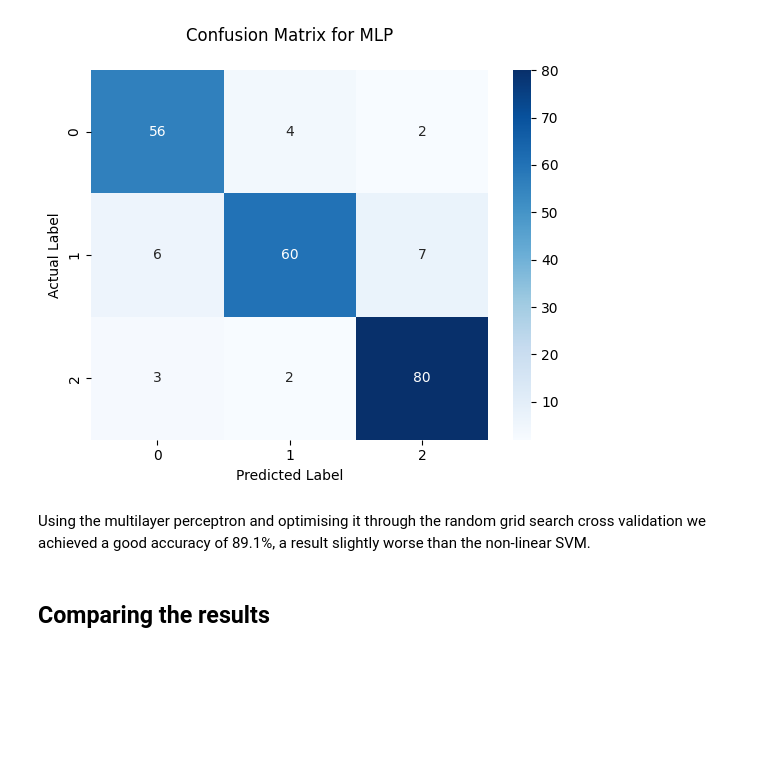
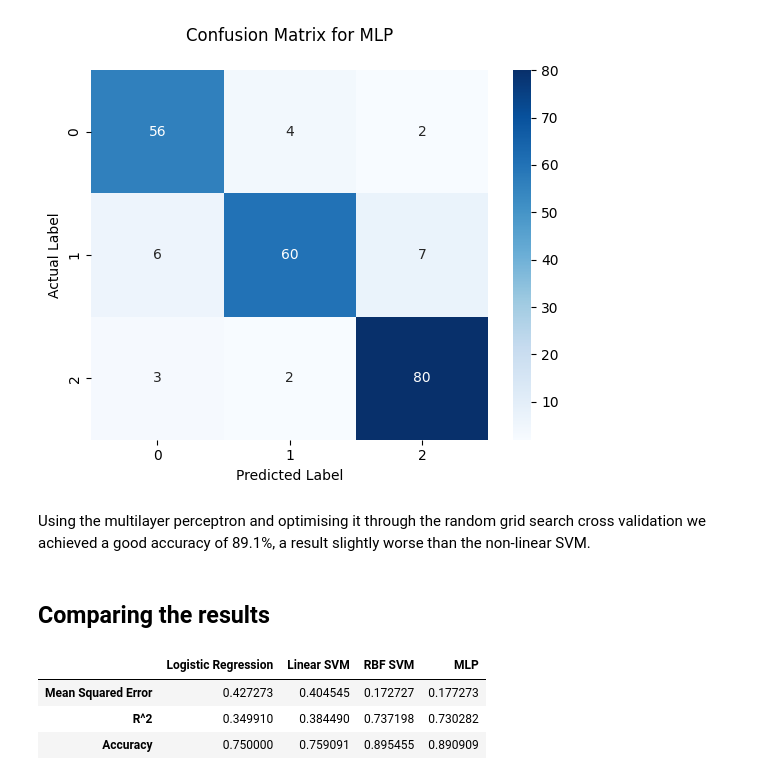
Before and after one commit to andreafabbricatore/ml_individual_project, a Jupyter notebook: project.ipynb, the cells around one changed output. Cells and saved outputs as stored; diff of their text form; code cells hidden in the pictures; blank space fills up the shorter version.

```diff
--- a/project.ipynb
+++ b/project.ipynb
@@ -562,3 +576,38 @@ plt.show()
 Using the multilayer perceptron and optimising it through the random grid search cross validation we achieved a good accuracy of 89.1%, a result slightly worse than the non-linear SVM.
 # %% [markdown]
 ## Comparing the results
+# %%
+def model_scoring(model, norm):
+    if norm:
+        model.fit(X_norm_train,y_norm_train)
+        norm_pred = model.predict(X_norm_test)
+        score = model.score(X_norm_test, y_norm_test)
+        mse = mean_squared_error(y_norm_test, norm_pred)
+        r2 = r2_score(y_norm_test, norm_pred)
+    else:
+        model.fit(X_train, y_train)
+        pred = model.predict(X_test)
+        score = model.score(X_test, y_test)
+        mse = mean_squared_error(y_test, pred)
+        r2 = r2_score(y_test, pred)
+    return [mse, r2, score]
+# %%
+model_scoring(optimised_adv_svc, False)
+model_scoring(optimised_mlp, False)
+model_scoring(optimised_svc, True)
+model_scoring(optimised_lr, True)
+
+results = pd.DataFrame.from_dict({
+    'Logistic Regression': model_scoring(optimised_lr, True),
+    'Linear SVM': model_scoring(optimised_svc, True),
+    'RBF SVM': model_scoring(optimised_adv_svc, False),
+    'MLP': model_scoring(optimised_mlp, False)
+    })
+results.index = ["Mean Squared Error", "R^2", "Accuracy"]
+
+display(results)
+# %% [output]
+|  | Logistic Regression | Linear SVM | RBF SVM | MLP |
+| Mean Squared Error | 0.427273 | 0.404545 | 0.172727 | 0.177273 |
+| R^2 | 0.349910 | 0.384490 | 0.737198 | 0.730282 |
+| Accuracy | 0.750000 | 0.759091 | 0.895455 | 0.890909 |
```
Also changed, not shown: parts of 6 cells of this notebook.
